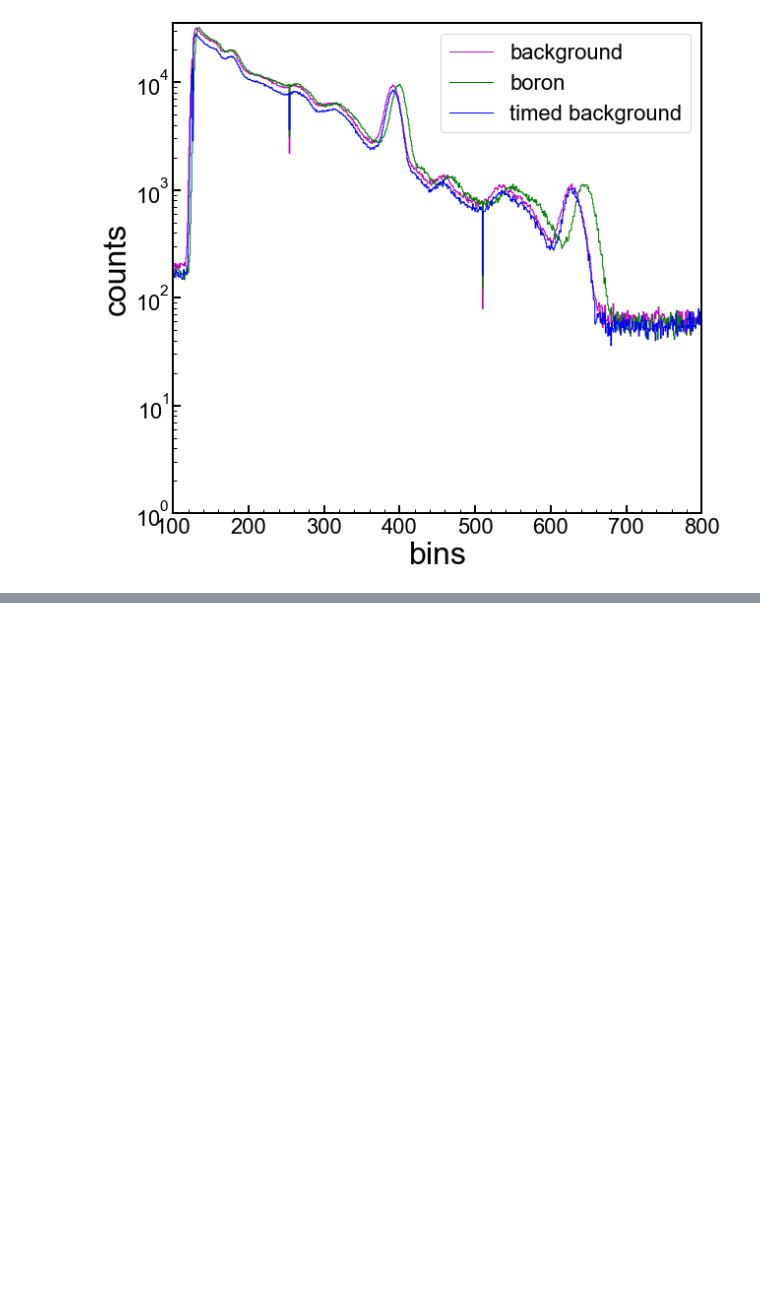
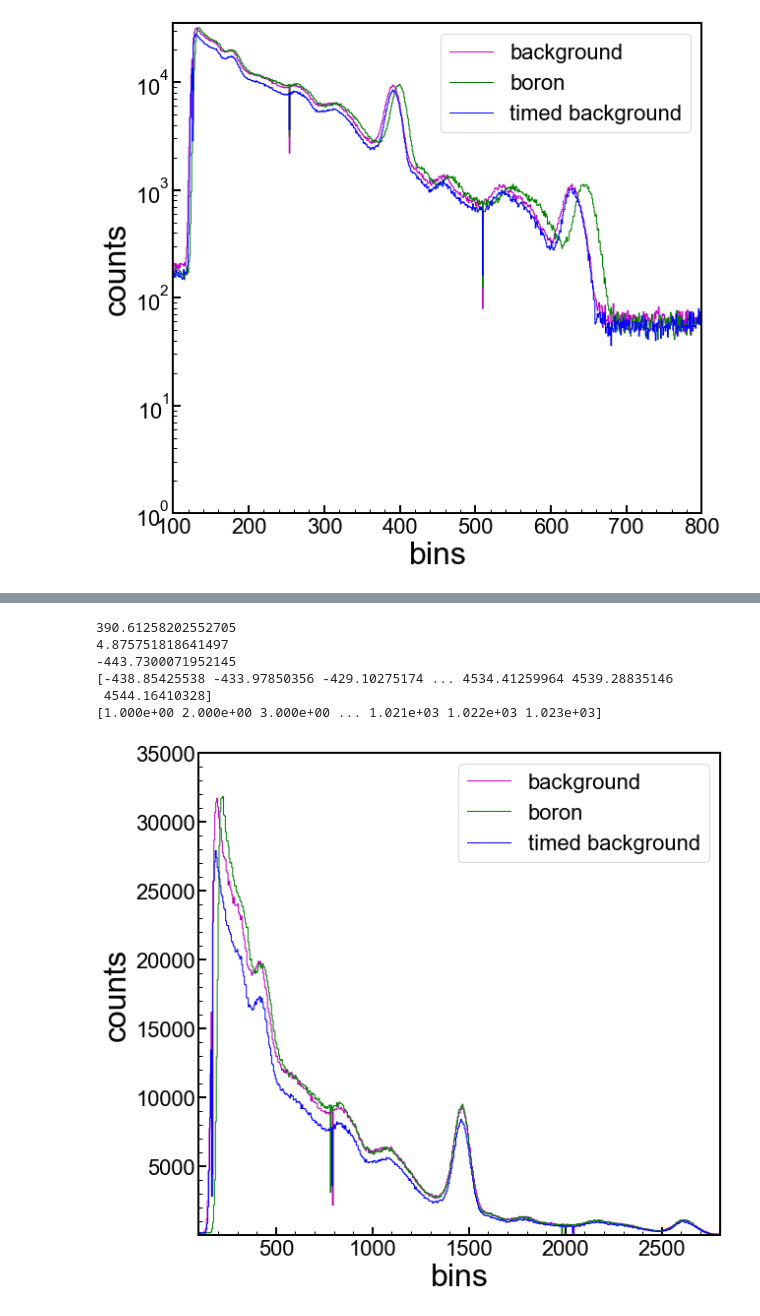
Before and after one commit to villano-lab/Boron-Absorption, a Jupyter notebook: therm-neut-meas/spectral-subtraction.ipynb, the cells around one changed output, grey strips where cells are left out. Drawn from its saved outputs; the diff is of its cells as text; code cells hidden in the pictures; blank space fills up the shorter version.

Commit message:
[ANV] calibration completed

```diff
--- a/therm-neut-meas/spectral-subtraction.ipynb
+++ b/therm-neut-meas/spectral-subtraction.ipynb
@@ -205,0 +338,73 @@ plt.show()
+# %%
+#calibration 40K-1.4608 MeV; 208Tl-2.6145 MeV
+mbk = (2614.5-1460.8)/(fitb_bk.best_values['m']-fita_bk.best_values['m'])
+bbk = 1460.8 - mbk*fita_bk.best_values['m']
+
+mb = (2614.5-1460.8)/(fitb_b.best_values['m']-fita_b.best_values['m'])
+bb = 1460.8 - mb*fita_b.best_values['m']
+
+mtbk = (2614.5-1460.8)/(fitb_tbk.best_values['m']-fita_tbk.best_values['m'])
+btbk = 1460.8 - mtbk*fita_tbk.best_values['m']
+
+calbk = lambda b: mbk*b+bbk
+calb = lambda b: mb*b+bb
+caltbk = lambda b: mtbk*b+btbk
+
+print(fita_bk.best_values['m'])
+print(mbk)
+print(bbk)
+print(calbk(bknd_bins))
+print(bknd_bins)
+# %% [output]
+390.61258202552705
+4.875751818641497
+-443.7300071952145
+[-438.85425538 -433.97850356 -429.10275174 ... 4534.41259964 4539.28835146
+ 4544.16410328]
+[1.000e+00 2.000e+00 3.000e+00 ... 1.021e+03 1.022e+03 1.023e+03]
+# %%
+#set up a 1d plot
+fig,axes = plt.subplots(1,1,figsize=(9.0,8.0),sharex=True)
+ax1 = axes
+
+blue = '#118DFA'
+xmin=100
+xmax=2800.0
+stepsize=100
+#ax1.xaxis.set_ticks(np.arange(xmin, xmax, stepsize))
+#ax1.step(bknd_bins,bknd_cnts, where='mid',color='m', linestyle='-', \
+#            label='background', linewidth=2)
+ax1.step(calbk(bknd_bins),bknd_cnts,color='m',where='mid', linestyle='-',label='background', linewidth=1)
+ax1.step(calb(boron_bins),boron_cnts,color='g',where='mid', linestyle='-',label='boron', linewidth=1)
+ax1.step(caltbk(tbknd_bins),tbknd_cnts,color='blue',where='mid', linestyle='-',label='timed background', linewidth=1)
+
+
+ymin = 1.0
+ymax = 35000.0
+
+
+#ax1.fill_between(bknd_bins,np.zeros(np.shape(bknd_bins)),bknd_cnts,step='mid',facecolor='m',alpha=0.4, \
+#                 label='')
+
+
+
+ax1.set_yscale('linear')
+#ax1.set_yscale('log')
+ax1.set_xlim(xmin, xmax)
+ax1.set_ylim(ymin,ymax)
+ax1.set_xlabel(r'bins')
+ax1.set_ylabel('counts')
+#ax1.grid(True)
+#ax1.yaxis.grid(True,which='minor',linestyle='--')
+ax1.legend(loc=1,prop={'size':22})
+#ax1.legend(bbox_to_anchor=(1.04,1),borderaxespad=0,prop={'size':22})
+
+for axis in ['top','bottom','left','right']:
+  ax1.spines[axis].set_linewidth(2)
+
+plt.tight_layout()
+#plt.savefig('paper_figures/MSyieldHist_Figure3a.eps')
+#plt.savefig('paper_figures/MSyieldHist_Figure3a.pdf')
+plt.show()
+# %% [output]
+[figure, added]
```
Also changed, not shown: parts of 9 cells of this notebook.
